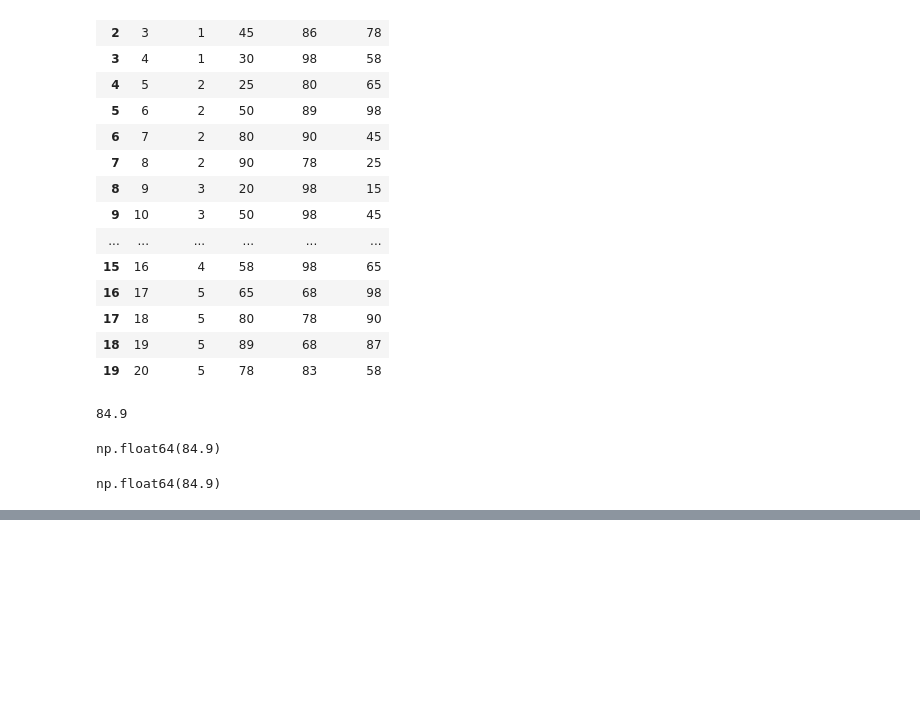
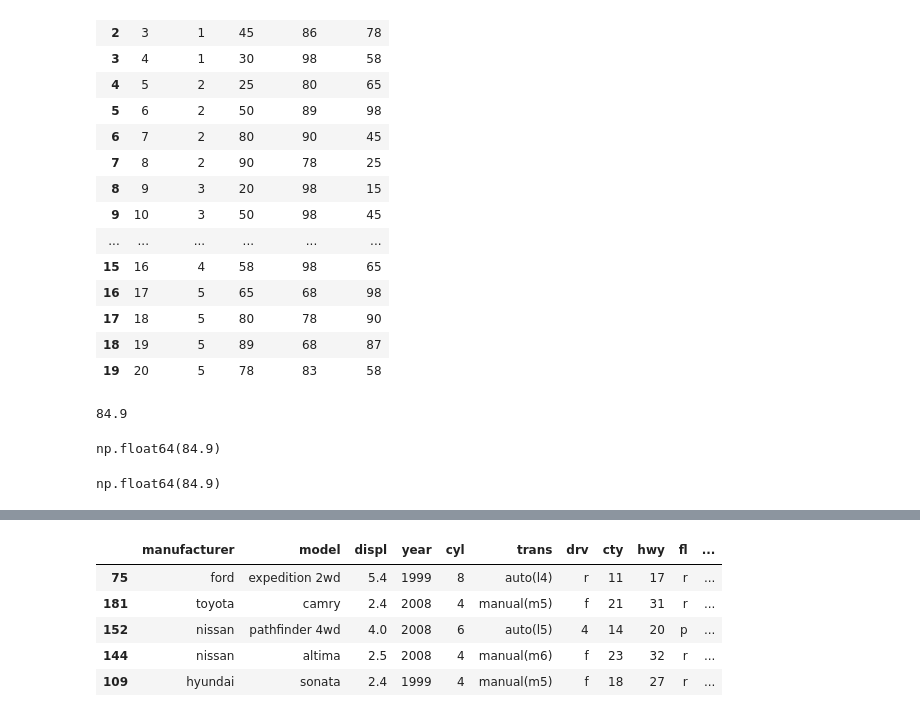
Before and after one commit to kimdfarm/2025-1-myclass-BDA, a Jupyter notebook: inclass/04w_B_tue_0326_dataframe_basic.ipynb, the cells around one changed output, grey strips where cells are left out. Cells and saved outputs as stored; diff of their text form; code cells hidden in the pictures; blank space fills up the shorter version.

```diff
--- a/inclass/04w_B_tue_0326_dataframe_basic.ipynb
+++ b/inclass/04w_B_tue_0326_dataframe_basic.ipynb
@@ -795,0 +977,9 @@ np.float64(84.9)
+# %%
+mpg.sample(5)
+# %% [output]
+|  | manufacturer | model | displ | year | cyl | trans | drv | cty | hwy | fl | ... |
+| 75 | ford | expedition 2wd | 5.4 | 1999 | 8 | auto(l4) | r | 11 | 17 | r | ... |
+| 181 | toyota | camry | 2.4 | 2008 | 4 | manual(m5) | f | 21 | 31 | r | ... |
+| 152 | nissan | pathfinder 4wd | 4.0 | 2008 | 6 | auto(l5) | 4 | 14 | 20 | p | ... |
+| 144 | nissan | altima | 2.5 | 2008 | 4 | manual(m6) | f | 23 | 32 | r | ... |
+| 109 | hyundai | sonata | 2.4 | 1999 | 4 | manual(m5) | f | 18 | 27 | r | ... |
```
Also changed, not shown: parts of 38 cells of this notebook.
